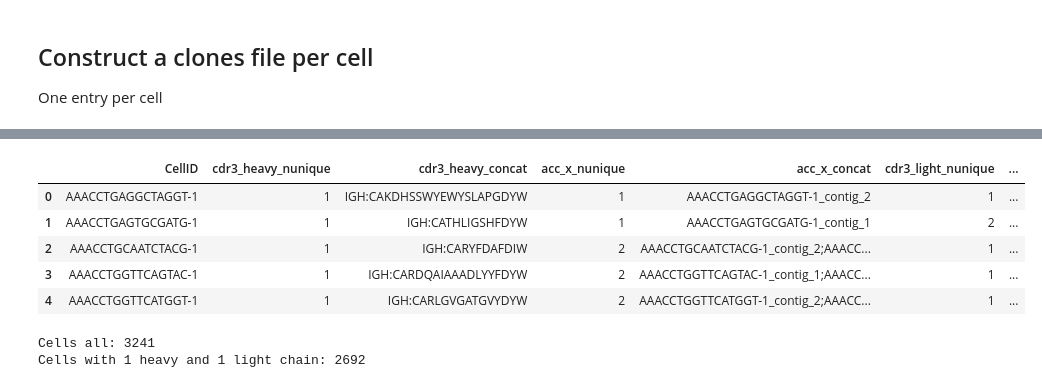
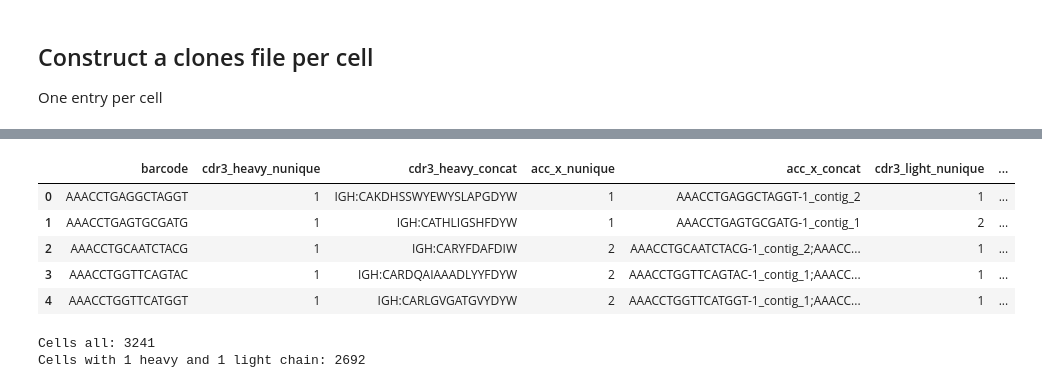
Before and after one commit to EDS-Bioinformatics-Laboratory/reseda, a Jupyter notebook: NOTEBOOKS/MergeHeavyLight.ipynb, the cells around one changed output, grey strips where cells are left out. Saved outputs shown, nothing was run; the diff lists cells and outputs as text; code cells hidden in the pictures.

```diff
--- a/NOTEBOOKS/MergeHeavyLight.ipynb
+++ b/NOTEBOOKS/MergeHeavyLight.ipynb
@@ -44,6 +44,9 @@ df.tail()
 | 1428 | TTTGTCATCCGCGGTA-1_contig_1 | nomatch | nomatch | nomatch | 1 | CQSADSSNAYVFG | TGTCAATCAGCAGACAGTAGTAATGCTTATGTC... | CQSADS | TGTCAATCAGCAGACAGT | ... |
 | 1429 | TTTGTCATCGTGGACC-1_contig_1 | nomatch | nomatch | nomatch | 2 | CAAWDDSLNAPVFG | TGTGCAGCATGGGATGACAGCCTGAATGCCCCG... | CAAWDDS | TGTGCAGCATGGGATGACAGC | ... |
 5 rows × 40 columns
+# %%
+f = lambda x: x.split("-")[0]
+df["barcode"] = [x for x in map(f, df["CellID"])]
 # %%
 df_heavy = df[df["CellType"] == "IGH_HUMAN"]
 df_light = df[df["CellType"] != "IGH_HUMAN"]
@@ -106,11 +109,11 @@ Wrote AMC-TC-x001-HL-allinfo.csv to disk
 
 One entry per cell
 # %%
-cols = ["CellID","chain_cdr3", "acc"]
+cols = ["barcode", "chain_cdr3", "acc"]
 df_heavy = df_heavy[cols]
 df_heavy = df_heavy.rename(columns={'chain_cdr3': 'cdr3_heavy'})
 df_light = df_light[cols]
 df_light = df_light.rename(columns={'chain_cdr3': 'cdr3_light'})
-df_HL = pd.merge(df_heavy, df_light, how="inner", on="CellID")
+df_HL = pd.merge(df_heavy, df_light, how="inner", on="barcode")
 df_HL.head()
 # %% [output]
@@ -123,6 +126,6 @@ df_HL.head()
 # %%
 f = lambda x: ";".join(list(set(x)))
-df_HL_clones = df_HL.groupby("CellID").agg(["nunique", f])
+df_HL_clones = df_HL.groupby("barcode").agg(["nunique", f])
 df_HL_clones = df_HL_clones.reset_index()
 # %%
 df_HL_clones.head(50)
@@ -148,15 +151,15 @@ df_HL_clones.head(50)
 # %%
 df_HL_clones = df_HL_clones.rename(columns={'<lambda>': 'concat'})
 df_HL_clones.columns = ["_".join(x) for x in df_HL_clones.columns] # flatten levels
-df_HL_clones = df_HL_clones.rename(columns={'CellID_': 'CellID'})
+df_HL_clones = df_HL_clones.rename(columns={'barcode_': 'barcode'})
 df_HL_clones.head()
 # %% [output]
-|  | CellID | cdr3_heavy_nunique | cdr3_heavy_concat | acc_x_nunique | acc_x_concat | cdr3_light_nunique | ... |
-| 0 | AAACCTGAGGCTAGGT-1 | 1 | IGH:CAKDHSSWYEWYSLAPGDYW | 1 | AAACCTGAGGCTAGGT-1_contig_2 | 1 | ... |
-| 1 | AAACCTGAGTGCGATG-1 | 1 | IGH:CATHLIGSHFDYW | 1 | AAACCTGAGTGCGATG-1_contig_1 | 2 | ... |
-| 2 | AAACCTGCAATCTACG-1 | 1 | IGH:CARYFDAFDIW | 2 | AAACCTGCAATCTACG-1_contig_2;AAACC... | 1 | ... |
-| 3 | AAACCTGGTTCAGTAC-1 | 1 | IGH:CARDQAIAAADLYYFDYW | 2 | AAACCTGGTTCAGTAC-1_contig_1;AAACC... | 1 | ... |
-| 4 | AAACCTGGTTCATGGT-1 | 1 | IGH:CARLGVGATGVYDYW | 2 | AAACCTGGTTCATGGT-1_contig_2;AAACC... | 1 | ... |
+|  | barcode | cdr3_heavy_nunique | cdr3_heavy_concat | acc_x_nunique | acc_x_concat | cdr3_light_nunique | ... |
+| 0 | AAACCTGAGGCTAGGT | 1 | IGH:CAKDHSSWYEWYSLAPGDYW | 1 | AAACCTGAGGCTAGGT-1_contig_2 | 1 | ... |
+| 1 | AAACCTGAGTGCGATG | 1 | IGH:CATHLIGSHFDYW | 1 | AAACCTGAGTGCGATG-1_contig_1 | 2 | ... |
+| 2 | AAACCTGCAATCTACG | 1 | IGH:CARYFDAFDIW | 2 | AAACCTGCAATCTACG-1_contig_2;AAACC... | 1 | ... |
+| 3 | AAACCTGGTTCAGTAC | 1 | IGH:CARDQAIAAADLYYFDYW | 2 | AAACCTGGTTCAGTAC-1_contig_1;AAACC... | 1 | ... |
+| 4 | AAACCTGGTTCATGGT | 1 | IGH:CARLGVGATGVYDYW | 2 | AAACCTGGTTCATGGT-1_contig_1;AAACC... | 1 | ... |
 # %%
 print("Cells all:", len(df_HL_clones))
 print("Cells with 1 heavy and 1 light chain:", len(df_HL_clones[(df_HL_clones['cdr3_heavy_nunique'] == 1) & (df_HL_clones['cdr3_light_nunique'] == 1)]))
```
Also changed, not shown: parts of 2 cells of this notebook, 1 other file.
